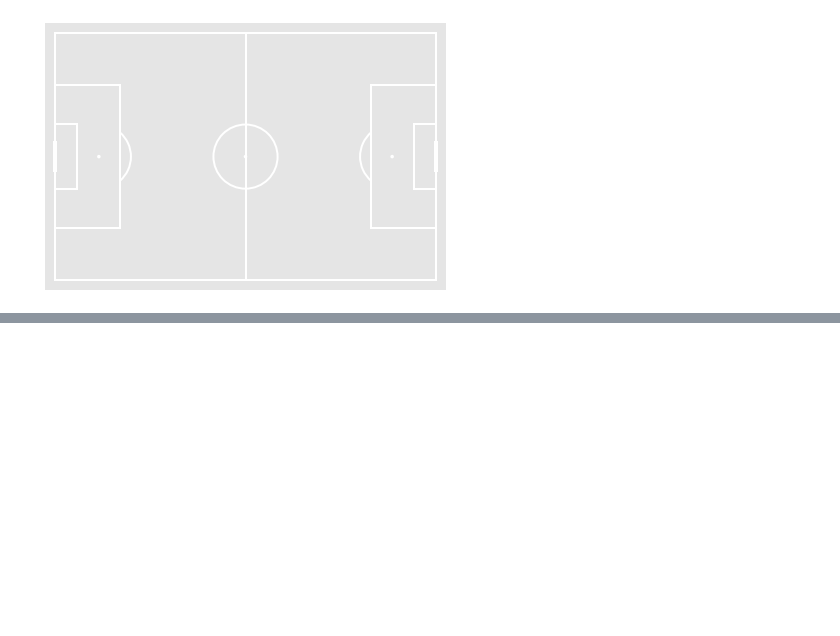
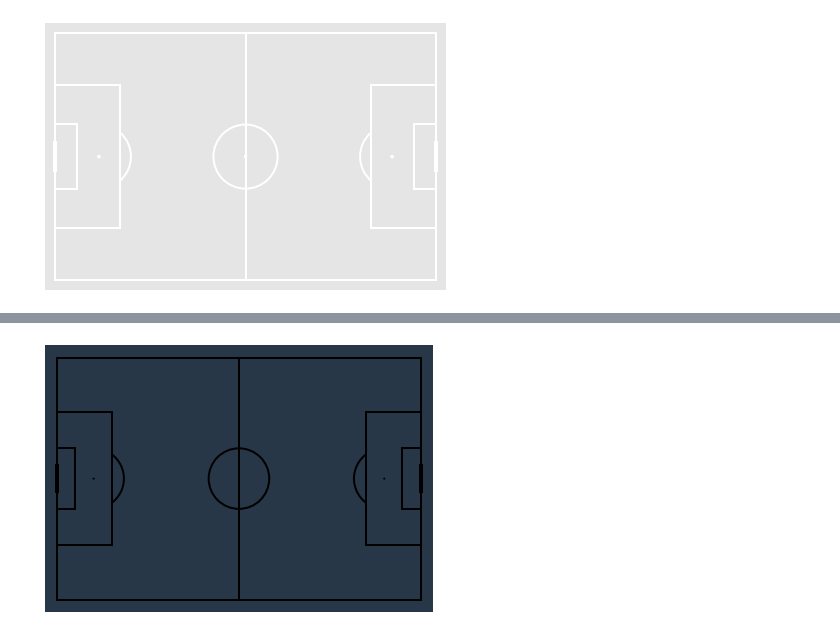
Before and after one commit to chimexi42/football-plotting, a Jupyter notebook: football_data.ipynb, the cells around one changed output, grey strips where cells are left out. Cells and saved outputs as stored; diff of their text form; code cells hidden in the pictures; blank space fills up the shorter version.

```diff
--- a/football_data.ipynb
+++ b/football_data.ipynb
@@ -36,0 +53,6 @@ fig, ax = pitch.draw()
+# %%
+pitch = Pitch(pitch_color='#283747', line_color='black',
+              stripe_color='#c2d59d', stripe=False)  # optional stripes
+fig, ax = pitch.draw()
+# %% [output]
+[figure, added]
```
Also changed, not shown: parts of 13 cells of this notebook.
